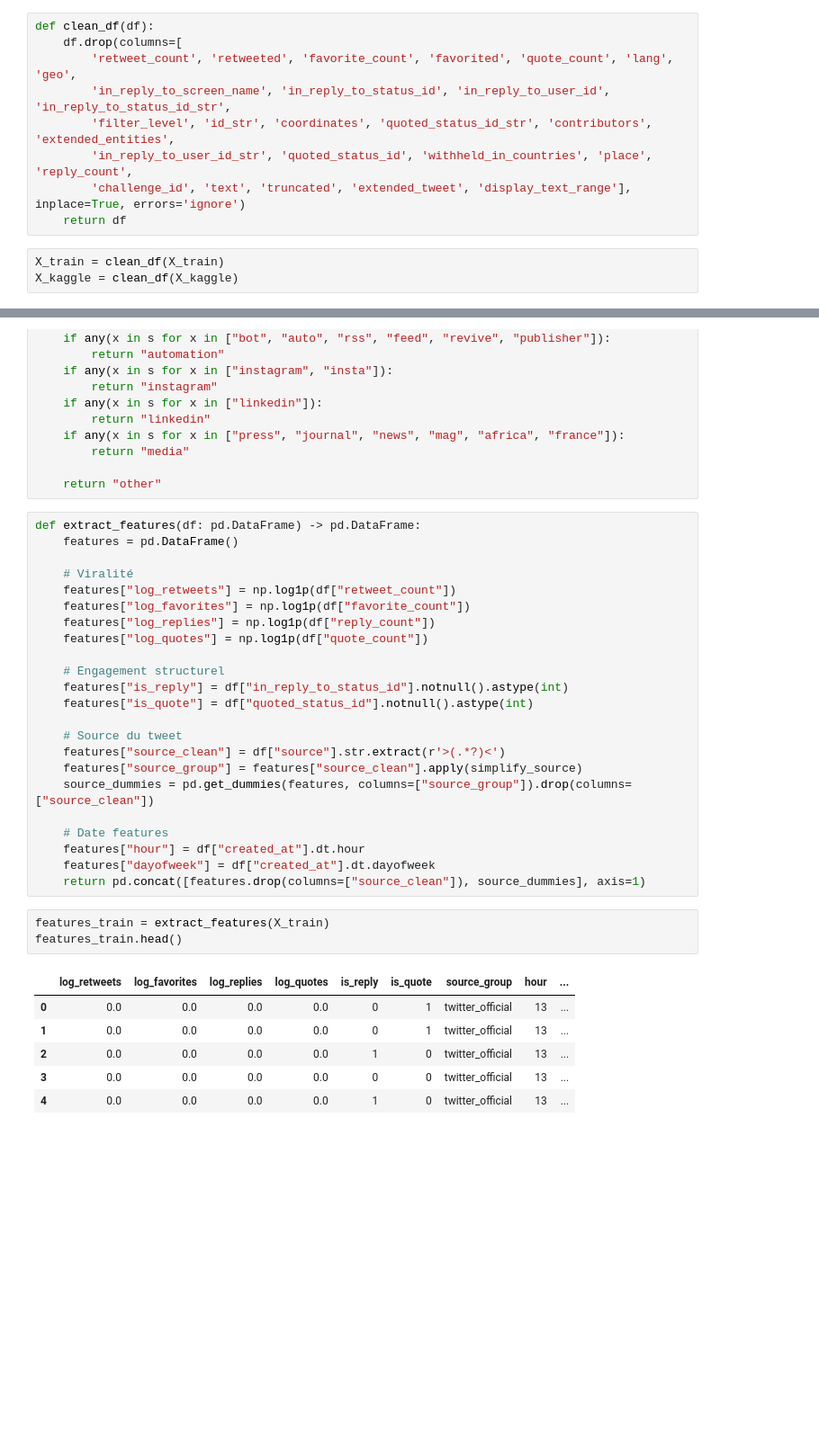
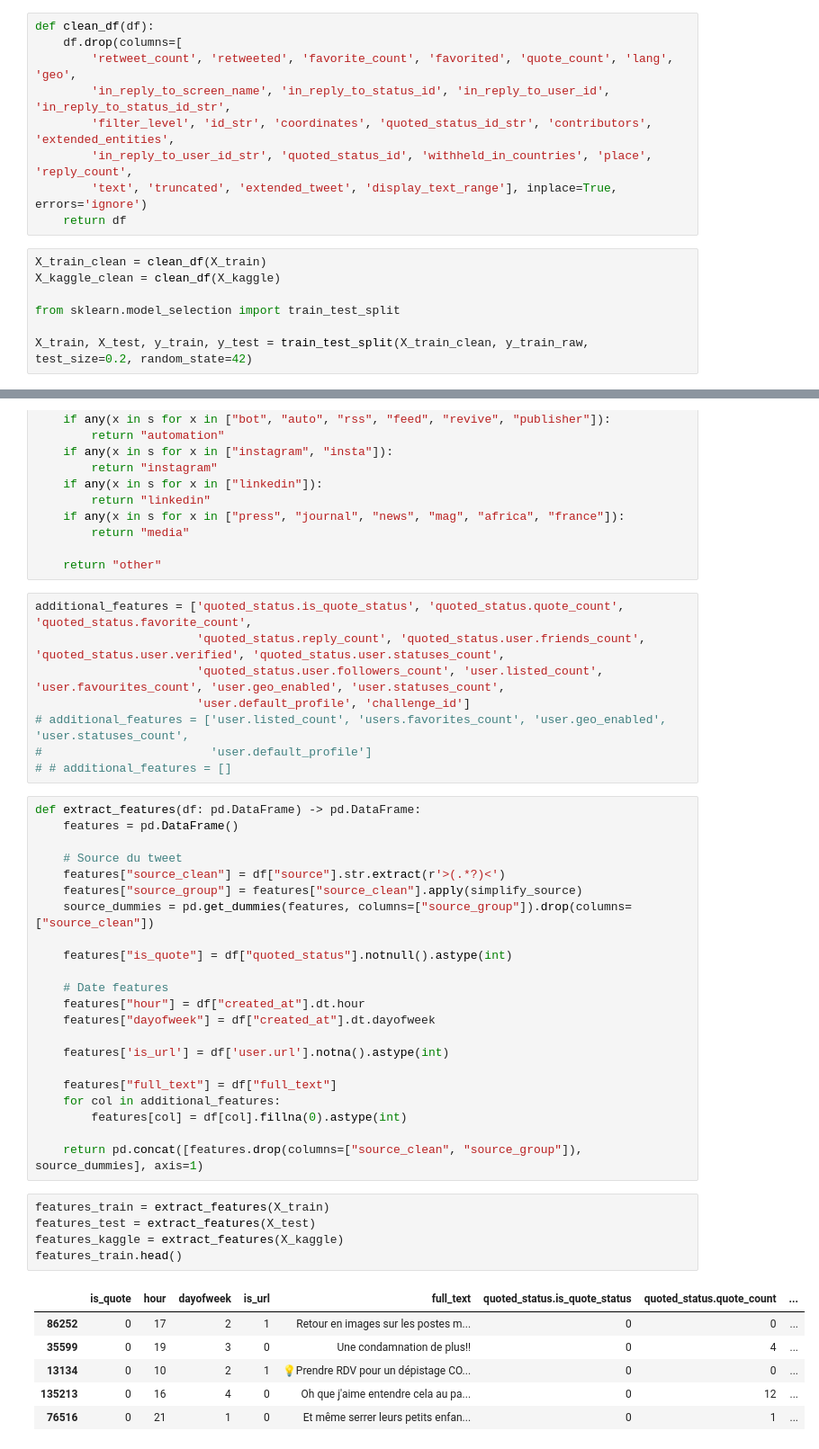
Before and after one commit to matu1003/DLTweets, a Jupyter notebook: withmeta.ipynb, the cells around one changed output, grey strips where cells are left out. Shown at 90% size. Saved outputs shown, nothing was run; the diff lists cells and outputs as text; blank space fills up the shorter version.

```diff
--- a/withmeta.ipynb
+++ b/withmeta.ipynb
@@ -74,8 +74,12 @@ def clean_df(df):
         'in_reply_to_screen_name', 'in_reply_to_status_id', 'in_reply_to_user_id', 'in_reply_to_status_id_str',
         'filter_level', 'id_str', 'coordinates', 'quoted_status_id_str', 'contributors', 'extended_entities',
         'in_reply_to_user_id_str', 'quoted_status_id', 'withheld_in_countries', 'place', 'reply_count',
-        'challenge_id', 'text', 'truncated', 'extended_tweet', 'display_text_range'], inplace=True, errors='ignore')
+        'text', 'truncated', 'extended_tweet', 'display_text_range'], inplace=True, errors='ignore')
     return df
 # %%
-X_train = clean_df(X_train)
-X_kaggle = clean_df(X_kaggle)
+X_train_clean = clean_df(X_train)
+X_kaggle_clean = clean_df(X_kaggle)
+
+from sklearn.model_selection import train_test_split
+
+X_train, X_test, y_train, y_test = train_test_split(X_train_clean, y_train_raw, test_size=0.2, random_state=42)
@@ -161,36 +149,45 @@ def simplify_source(src):
         return "media"
 
     return "other"
+# %%
+additional_features = ['quoted_status.is_quote_status', 'quoted_status.quote_count', 'quoted_status.favorite_count',
+                       'quoted_status.reply_count', 'quoted_status.user.friends_count', 'quoted_status.user.verified', 'quoted_status.user.statuses_count',
+                       'quoted_status.user.followers_count', 'user.listed_count', 'user.favourites_count', 'user.geo_enabled', 'user.statuses_count',
+                       'user.default_profile', 'challenge_id']
+# additional_features = ['user.listed_count', 'users.favorites_count', 'user.geo_enabled', 'user.statuses_count',
+#                        'user.default_profile']
+# # additional_features = []
 # %%
 def extract_features(df: pd.DataFrame) -> pd.DataFrame:
     features = pd.DataFrame()
-
-    # Viralité
-    features["log_retweets"] = np.log1p(df["retweet_count"])
-    features["log_favorites"] = np.log1p(df["favorite_count"])
-    features["log_replies"] = np.log1p(df["reply_count"])
-    features["log_quotes"] = np.log1p(df["quote_count"])
-
-    # Engagement structurel
-    features["is_reply"] = df["in_reply_to_status_id"].notnull().astype(int)
-    features["is_quote"] = df["quoted_status_id"].notnull().astype(int)
 
     # Source du tweet
     features["source_clean"] = df["source"].str.extract(r'>(.*?)<')
     features["source_group"] = features["source_clean"].apply(simplify_source)
     source_dummies = pd.get_dummies(features, columns=["source_group"]).drop(columns=["source_clean"])
 
+    features["is_quote"] = df["quoted_status"].notnull().astype(int)
+
     # Date features
     features["hour"] = df["created_at"].dt.hour
     features["dayofweek"] = df["created_at"].dt.dayofweek
-    return pd.concat([features.drop(columns=["source_clean"]), source_dummies], axis=1)
+
+    features['is_url'] = df['user.url'].notna().astype(int)
+
+    features["full_text"] = df["full_text"]
+    for col in additional_features:
+        features[col] = df[col].fillna(0).astype(int)
+
+    return pd.concat([features.drop(columns=["source_clean", "source_group"]), source_dummies], axis=1)
 # %%
 features_train = extract_features(X_train)
+features_test = extract_features(X_test)
+features_kaggle = extract_features(X_kaggle)
 features_train.head()
 # %% [output]
-|  | log_retweets | log_favorites | log_replies | log_quotes | is_reply | is_quote | source_group | hour | ... |
-| 0 | 0.0 | 0.0 | 0.0 | 0.0 | 0 | 1 | twitter_official | 13 | ... |
-| 1 | 0.0 | 0.0 | 0.0 | 0.0 | 0 | 1 | twitter_official | 13 | ... |
-| 2 | 0.0 | 0.0 | 0.0 | 0.0 | 1 | 0 | twitter_official | 13 | ... |
-| 3 | 0.0 | 0.0 | 0.0 | 0.0 | 0 | 0 | twitter_official | 13 | ... |
-| 4 | 0.0 | 0.0 | 0.0 | 0.0 | 1 | 0 | twitter_official | 13 | ... |
+|  | is_quote | hour | dayofweek | is_url | full_text | quoted_status.is_quote_status | quoted_status.quote_count | ... |
+| 86252 | 0 | 17 | 2 | 1 | Retour en images sur les postes m... | 0 | 0 | ... |
+| 35599 | 0 | 19 | 3 | 0 | Une condamnation de plus!! | 0 | 4 | ... |
+| 13134 | 0 | 10 | 2 | 1 | 💡Prendre RDV pour un dépistage CO... | 0 | 0 | ... |
+| 135213 | 0 | 16 | 4 | 0 | Oh que j'aime entendre cela au pa... | 0 | 12 | ... |
+| 76516 | 0 | 21 | 1 | 0 | Et même serrer leurs petits enfan... | 0 | 1 | ... |
```
Also changed, not shown: parts of 29 cells of this notebook, 4 other files.
